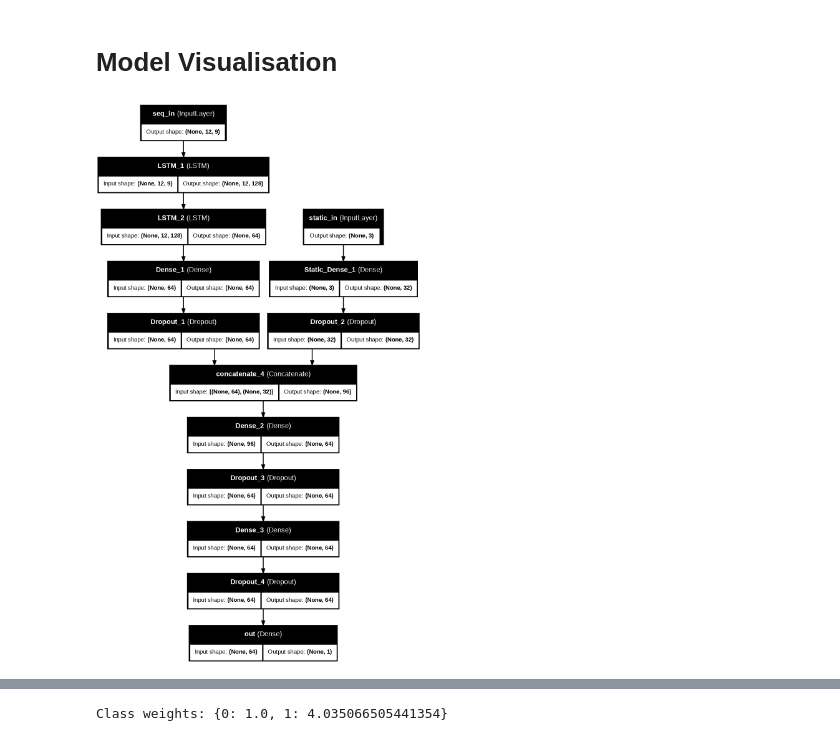
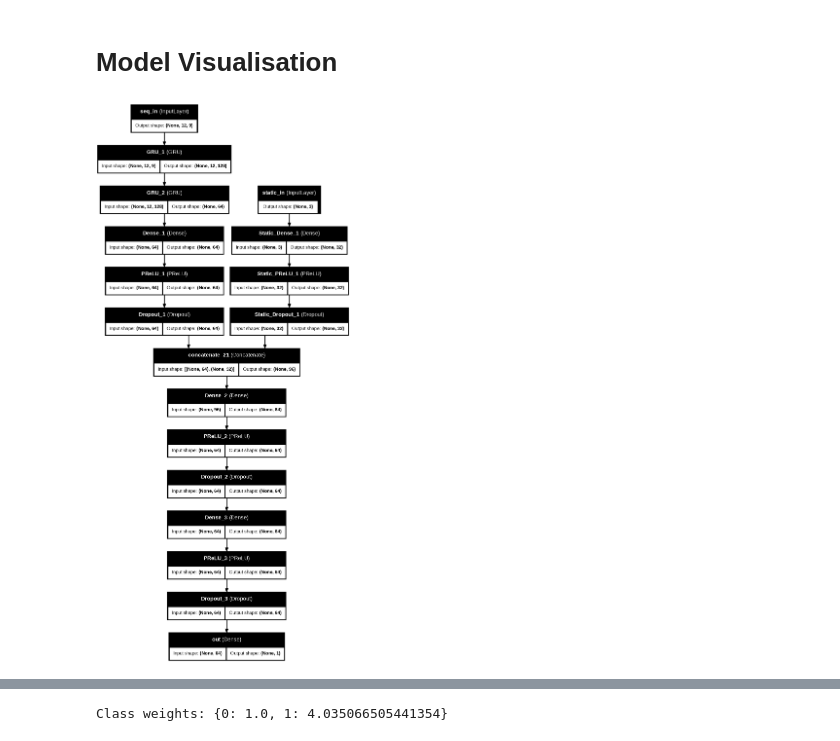
Before and after one commit to IbrahimAllMamun/flood_incidence, a Jupyter notebook: flood_incidence.ipynb, the cells around one changed output, grey strips where cells are left out. Saved outputs shown, nothing was run; the diff lists cells and outputs as text; code cells hidden in the pictures.

```diff
--- a/flood_incidence.ipynb
+++ b/flood_incidence.ipynb
@@ -50,7 +50,7 @@ flood.csv.3         100%[===================>]   1.98M  6.00MB/s    in 0.3s
 df = pd.read_csv('flood.csv')
 df.rename(columns={'Flood?':'Flood'}, inplace=True)
 df = df.sort_values(["Year", "Month", "Station_Number"])
-df.drop(columns=['Sl', 'LATITUDE', 'LONGITUDE', 'Period'], inplace=True)
+# df.drop(columns=['Sl', 'LATITUDE', 'LONGITUDE', 'Period'], inplace=True)
 df.fillna({'Flood':0}, inplace=True)
 display(df.head())
 # %% [output]
@@ -124,7 +124,7 @@ def build_sequences_monthly(df, window=12):
 
 
 # Example
-X_seq, X_static, y, groups = build_sequences_monthly(df, window=12)
+X_seq, X_static, y, groups = build_sequences_monthly(df, window=24)
 print("Sequences:", X_seq.shape)   # (N, 12, n_features)
 print("Static:", X_static.shape)   # (N, 3)
 print("Labels:", y.shape)          # (N,)
@@ -267,10 +267,10 @@ def make_model(n_steps, n_seq_feats, n_static_feats, lstm_units=(64, 32), dense_
 
     inputs = [seq_in]
 
-    sta_in = Input(shape=(n_static_feats,), name="static_in")
-    s = layers.Dense(32, kernel_initializer=initializer, name="Static_Dense_1")(sta_in)
-    s = layers.PReLU(alpha_initializer=prelu_initializer, name="Static_PReLU_1")(s)
-    s = layers.Dropout(dropout, name="Static_Dropout_1")(s)
+    # sta_in = Input(shape=(n_static_feats,), name="static_in")
+    # s = layers.Dense(32, kernel_initializer=initializer, name="Static_Dense_1")(sta_in)
+    # s = layers.PReLU(alpha_initializer=prelu_initializer, name="Static_PReLU_1")(s)
+    # s = layers.Dropout(dropout, name="Static_Dropout_1")(s)
     x = layers.Concatenate()([x, s])
     inputs.append(sta_in)
 
@@ -383,7 +383,7 @@ history_GRU = model_GRU.fit(
     validation_data=([Xseq_val_s, Xs_val_s], y_val),
     epochs=100,
     batch_size=64,
-    class_weight=class_weight,
+    # class_weight=class_weight,
     callbacks=[es],
     verbose=1,
 )
@@ -587,14 +630,14 @@ plt.show()
 # %%
 from tensorflow.keras.utils import plot_model
 
 # Visualize the model architecture
 plot_model(
-    model,
+    model_GRU,
     to_file="model_diagram.png",  # output file
     show_shapes=True,             # show tensor shapes
     show_layer_names=True,        # show layer names
     expand_nested=False,
     dpi=100
 )
 # %% [output]
-[figure, old version]
+[figure, new version]
```
Also changed, not shown: parts of 16 cells of this notebook.
